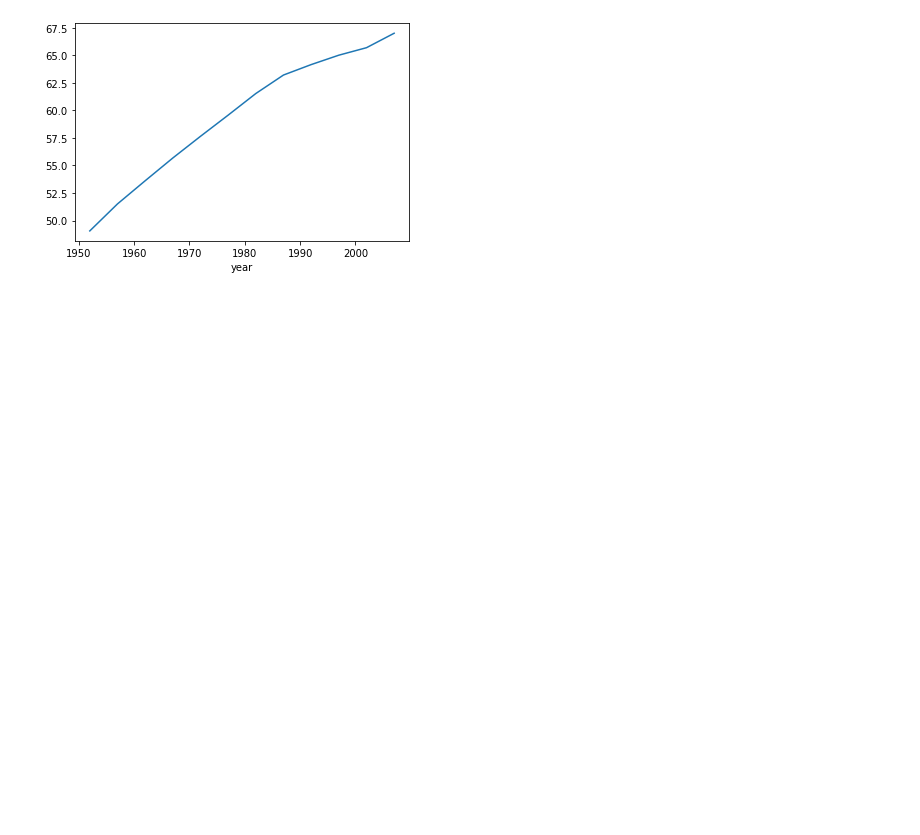
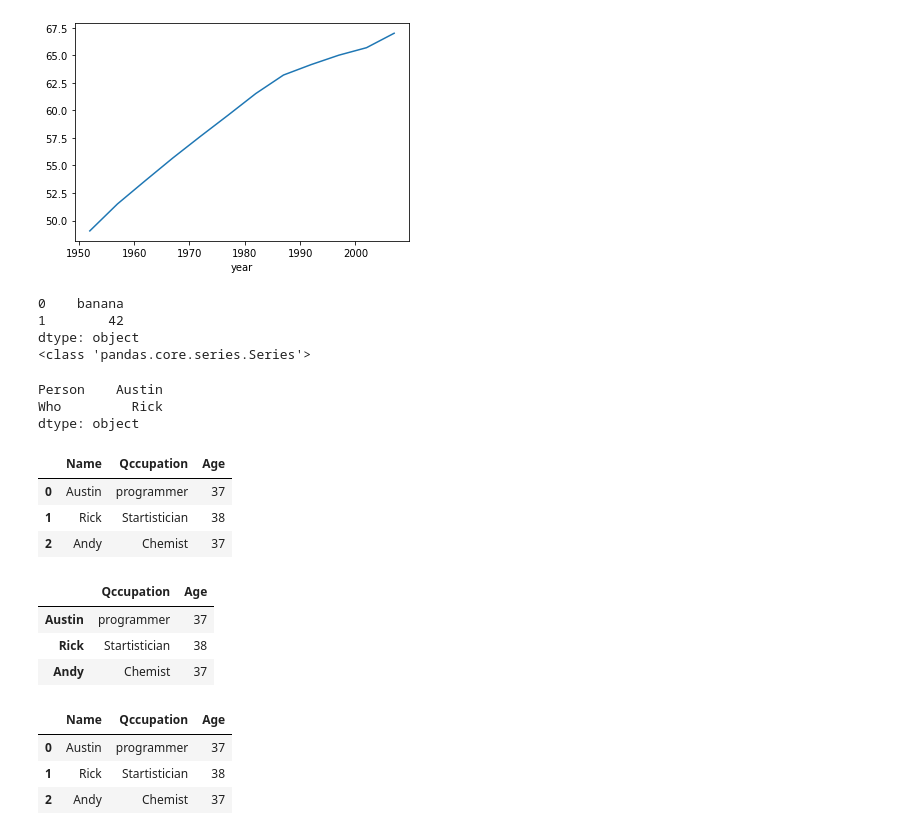
Before and after one commit to Park5957/Python, a Jupyter notebook: pandas01.ipynb, the cells around one changed output. Saved outputs shown, nothing was run; the diff lists cells and outputs as text; code cells hidden in the pictures; blank space fills up the shorter version.

```diff
--- a/pandas01.ipynb
+++ b/pandas01.ipynb
@@ -389,0 +388,76 @@ group_year_lifeExp.mean().plot() #plot의 형태로 그래프 그리기
+# %%
+# 판다스의 데이터 프레임과 시리즈
+
+#Series
+
+import pandas as pd
+
+s = pd.Series(["banana",42])
+#시리즈는 리스트 처럼 사용이 가능하다.
+
+print(s)
+print(type(s))
+# %% [output]
+0    banana
+1        42
+dtype: object
+<class 'pandas.core.series.Series'>
+# %%
+s = pd.Series(["Austin","Rick"],index=["Person","Who"])
+print(s)
+# %% [output]
+Person    Austin
+Who         Rick
+dtype: object
+# %%
+sci = pd.DataFrame(
+    {
+    "Name":["Austin","Rick","Andy"],
+    "Qccupation":["programmer","Startistician","Chemist"],
+     "Age":[37,38,37]
+    }
+)
+
+sci
+#인덱스를 지정하지 않았기 때문에 0부터 만들어 진다는 것을 알 수 있다.
+# %% [output]
+|  | Name | Qccupation | Age |
+| 0 | Austin | programmer | 37 |
+| 1 | Rick | Startistician | 38 |
+| 2 | Andy | Chemist | 37 |
+# %%
+sci = pd.DataFrame(
+    data={ #데이터 지정
+     "Qccupation":["programmer","Startistician","Chemist"],
+     "Age":[37,38,37]
+    },index = ["Austin","Rick","Andy"]#인덱스 번호지정
+)
+
+sci
+
+#인덱스 번호에 지정된 변수들이 순번대로 나오는 것을 확인할 수 있다.
+#데이터 프레임을 만드는 딕셔너리는 기본적으로 순서를 보장하지 않는다.
+#작성할 때와는 순서가 다른 결과가 나올수도 있다.
+# %% [output]
+|  | Qccupation | Age |
+| Austin | programmer | 37 |
+| Rick | Startistician | 38 |
+| Andy | Chemist | 37 |
+# %%
+#딕셔너리에서 순서를 보장하는 방법
+
+from collections import OrderedDict
+
+sci = pd.DataFrame(OrderedDict( #OrderedDict 포함시키기
+    [("Name",["Austin","Rick","Andy"]),
+    ("Qccupation",["programmer","Startistician","Chemist"]),
+    ("Age",[37,38,37])
+
+]))
+
+sci
+# %% [output]
+|  | Name | Qccupation | Age |
+| 0 | Austin | programmer | 37 |
+| 1 | Rick | Startistician | 38 |
+| 2 | Andy | Chemist | 37 |
```
Also changed, not shown: parts of 16 cells of this notebook.
